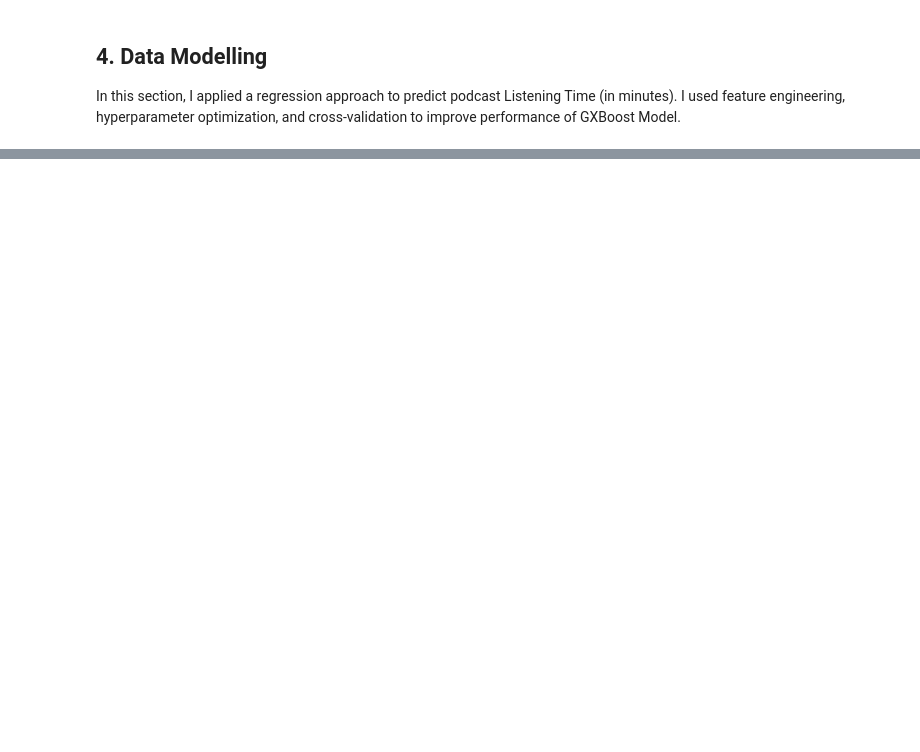
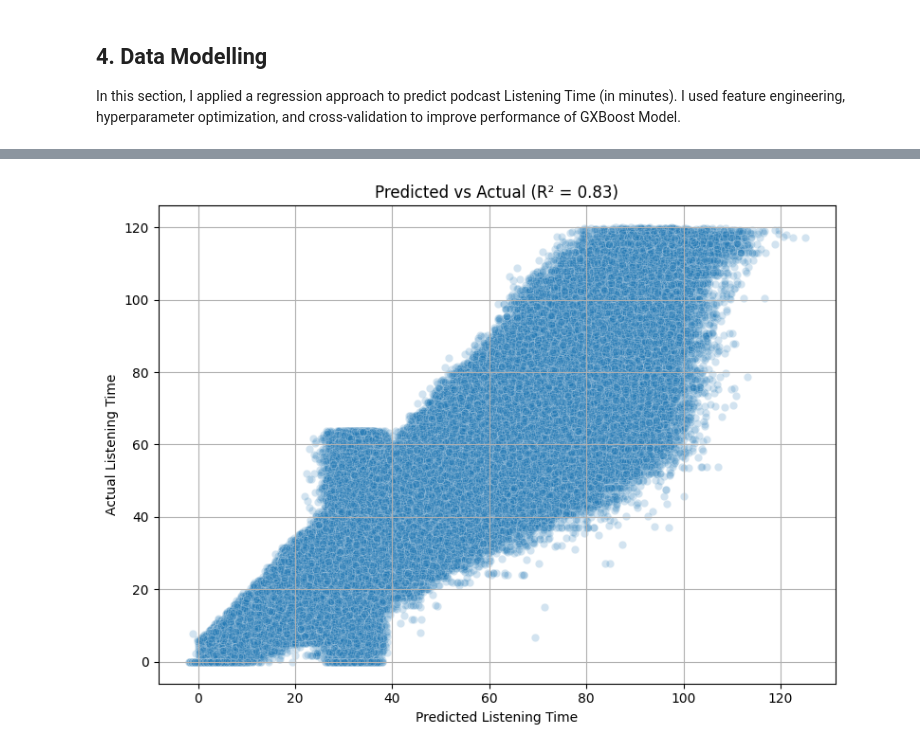
Before and after one commit to rifolio/PodcastWatchTimePrediction, a Jupyter notebook: Group_Vladyslav_report.ipynb, the cells around one changed output, grey strips where cells are left out. Drawn from its saved outputs; the diff is of its cells as text; code cells hidden in the pictures; blank space fills up the shorter version.

```diff
--- a/Group_Vladyslav_report.ipynb
+++ b/Group_Vladyslav_report.ipynb
@@ -773,15 +792,14 @@ NameError: name 'shap' is not defined
 # %%
-import seaborn as sns
-from sklearn.metrics import r2_score
-
 plt.figure(figsize=(8, 6))
-sns.scatterplot(x=oof_preds, y=y_full, alpha=0.5)
+sns.scatterplot(x=oof_preds, y=y_full, alpha=0.2)
 plt.xlabel("Predicted Listening Time")
 plt.ylabel("Actual Listening Time")
 plt.title(f"Predicted vs Actual (R² = {r2_score(y_full, oof_preds):.2f})")
 plt.grid(True)
 plt.tight_layout()
 plt.show()
+# %% [output]
+[figure, added]
 # %%
 residuals = y_full - oof_preds
 
```
Also changed, not shown: parts of 28 cells of this notebook.
